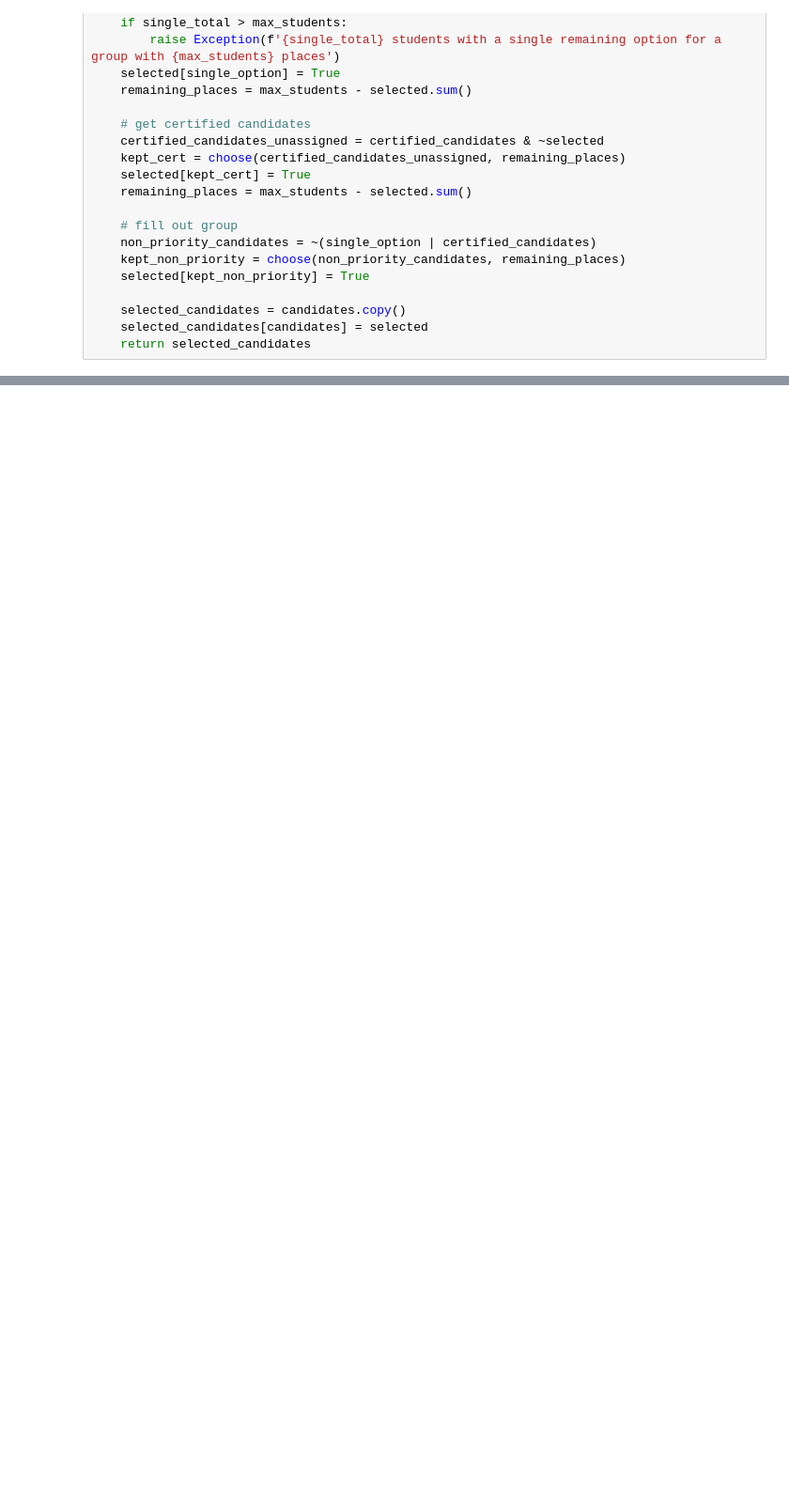
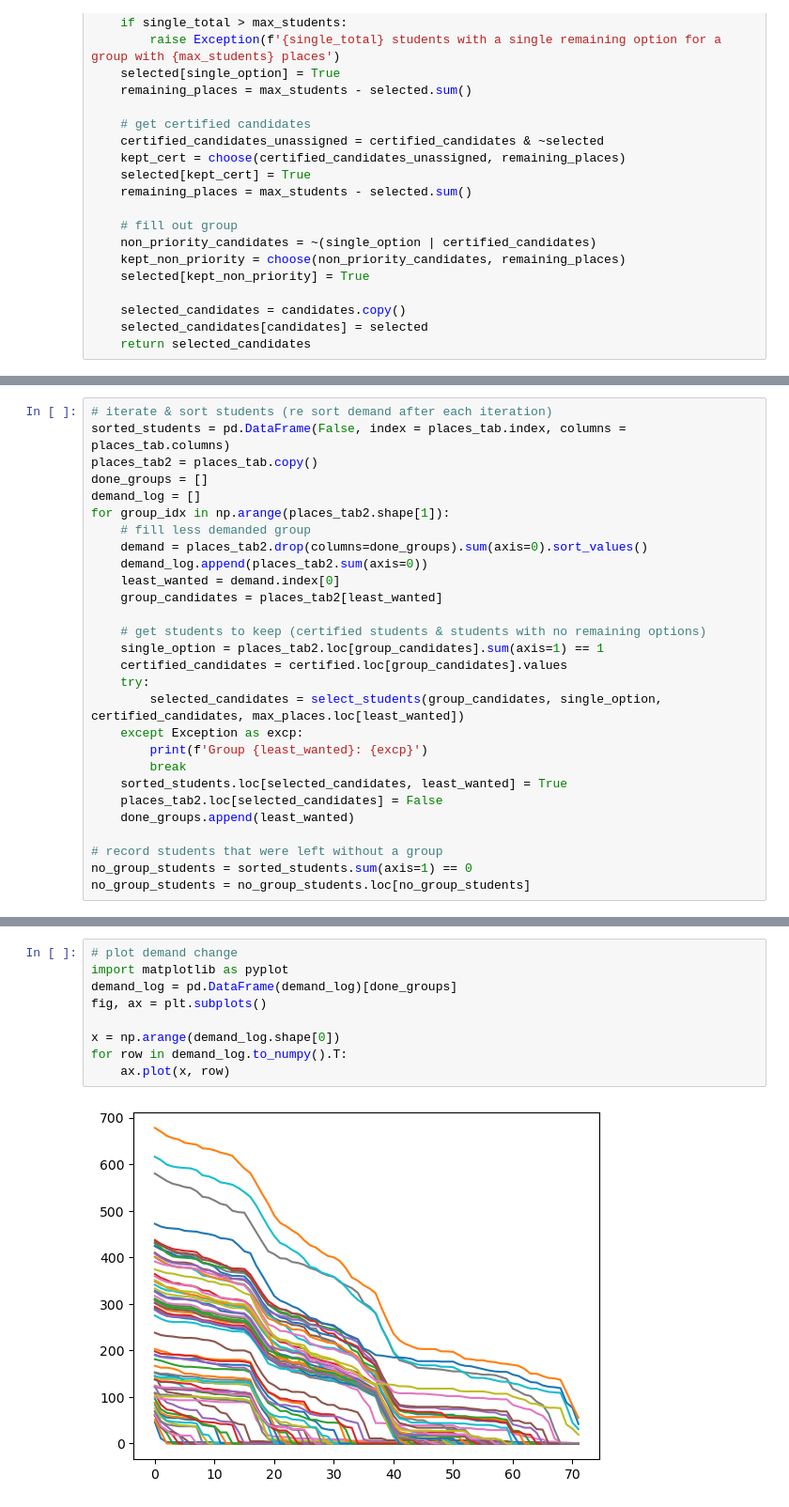
Before and after one commit to HJuan412/group_reparting, a Jupyter notebook: Asignador.ipynb, the cells around one changed output, grey strips where cells are left out. Shown at 94% size. Saved outputs shown, nothing was run; the diff lists cells and outputs as text; blank space fills up the shorter version.

```diff
--- a/Asignador.ipynb
+++ b/Asignador.ipynb
@@ -191,0 +193,28 @@ Group 71: 64 students with a single remaining option for a group with 35 places
+# %%
+# iterate & sort students (re sort demand after each iteration)
+sorted_students = pd.DataFrame(False, index = places_tab.index, columns = places_tab.columns)
+places_tab2 = places_tab.copy()
+done_groups = []
+demand_log = []
+for group_idx in np.arange(places_tab2.shape[1]):
+    # fill less demanded group
+    demand = places_tab2.drop(columns=done_groups).sum(axis=0).sort_values()
+    demand_log.append(places_tab2.sum(axis=0))
+    least_wanted = demand.index[0]
+    group_candidates = places_tab2[least_wanted]
+
+    # get students to keep (certified students & students with no remaining options)
+    single_option = places_tab2.loc[group_candidates].sum(axis=1) == 1
+    certified_candidates = certified.loc[group_candidates].values
+    try:
+        selected_candidates = select_students(group_candidates, single_option, certified_candidates, max_places.loc[least_wanted])
+    except Exception as excp:
+        print(f'Group {least_wanted}: {excp}')
+        break
+    sorted_students.loc[selected_candidates, least_wanted] = True
+    places_tab2.loc[selected_candidates] = False
+    done_groups.append(least_wanted)
+
+# record students that were left without a group
+no_group_students = sorted_students.sum(axis=1) == 0
+no_group_students = no_group_students.loc[no_group_students]
@@ -191,0 +247,11 @@ Group 71: 64 students with a single remaining option for a group with 35 places
+# %%
+# plot demand change
+import matplotlib as pyplot
+demand_log = pd.DataFrame(demand_log)[done_groups]
+fig, ax = plt.subplots()
+
+x = np.arange(demand_log.shape[0])
+for row in demand_log.to_numpy().T:
+    ax.plot(x, row)
+# %% [output]
+[figure, added]
```
Also changed, not shown: parts of 8 cells of this notebook.
